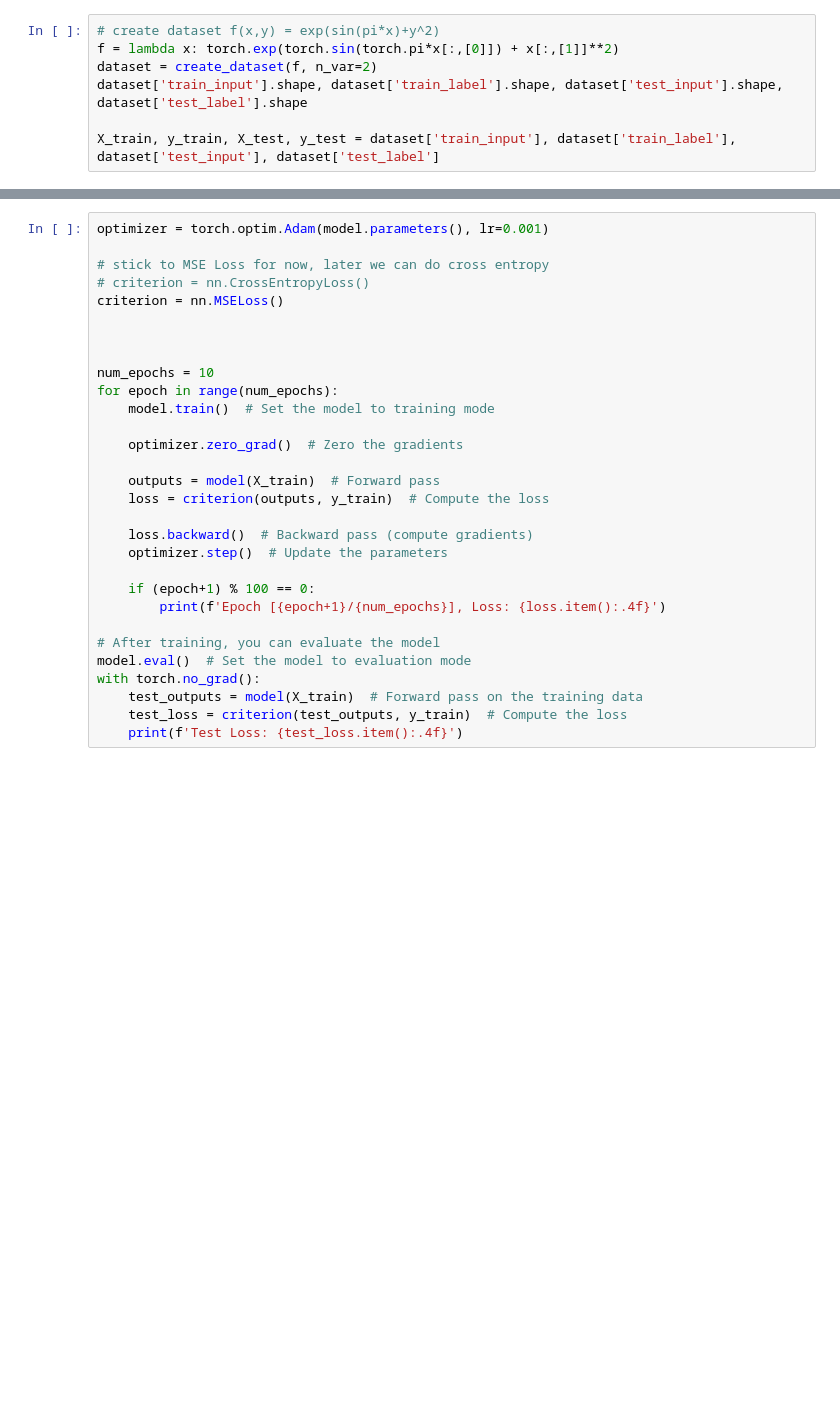
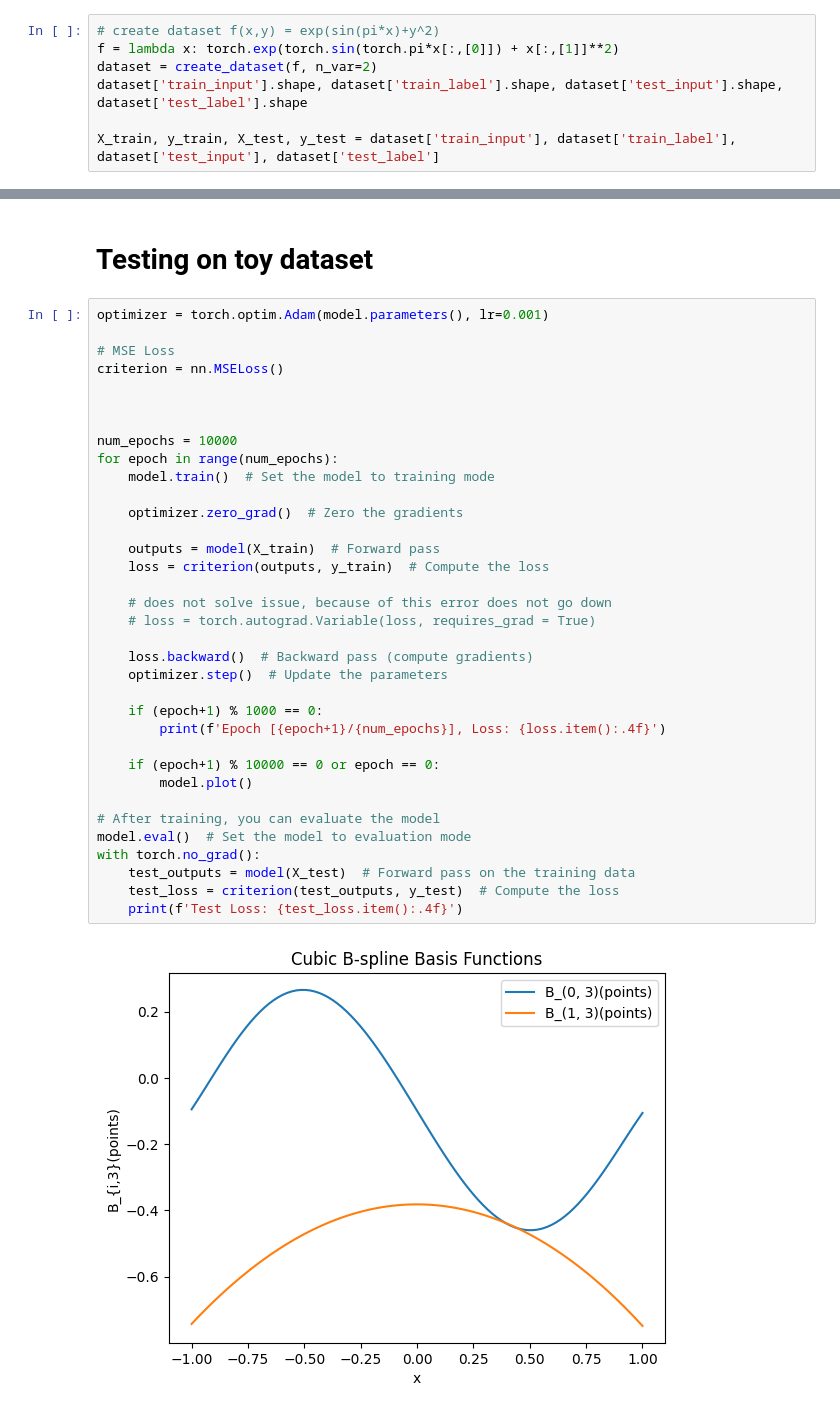
Before and after one commit to amar-mesic/ckan, a Jupyter notebook: kan_basic_amar.ipynb, the cells around one changed output, grey strips where cells are left out. Cells and saved outputs as stored; diff of their text form; blank space fills up the shorter version.

```diff
--- a/kan_basic_amar.ipynb
+++ b/kan_basic_amar.ipynb
@@ -302,31 +217,39 @@ AssertionError: Mismatch between number of knots and coefficients for cubic B-sp
+# %% [markdown]
+# Testing on toy dataset
 # %%
 optimizer = torch.optim.Adam(model.parameters(), lr=0.001)
 
-# stick to MSE Loss for now, later we can do cross entropy
-# criterion = nn.CrossEntropyLoss()
+# MSE Loss
 criterion = nn.MSELoss()
 
 
 
-num_epochs = 10
+num_epochs = 10000
 for epoch in range(num_epochs):
     model.train()  # Set the model to training mode
 
     optimizer.zero_grad()  # Zero the gradients
 
     outputs = model(X_train)  # Forward pass
     loss = criterion(outputs, y_train)  # Compute the loss
 
+    # does not solve issue, because of this error does not go down
+    # loss = torch.autograd.Variable(loss, requires_grad = True)
+
     loss.backward()  # Backward pass (compute gradients)
     optimizer.step()  # Update the parameters
 
-    if (epoch+1) % 100 == 0:
+    if (epoch+1) % 1000 == 0:
         print(f'Epoch [{epoch+1}/{num_epochs}], Loss: {loss.item():.4f}')
+
+    if (epoch+1) % 10000 == 0 or epoch == 0:
+        model.plot()
 
 # After training, you can evaluate the model
 model.eval()  # Set the model to evaluation mode
 with torch.no_grad():
-    test_outputs = model(X_train)  # Forward pass on the training data
-    test_loss = criterion(test_outputs, y_train)  # Compute the loss
+    test_outputs = model(X_test)  # Forward pass on the training data
+    test_loss = criterion(test_outputs, y_test)  # Compute the loss
     print(f'Test Loss: {test_loss.item():.4f}')
 # %% [output]
+[figure, added]
```
Also changed, not shown: parts of 17 cells of this notebook, 3 other files.
